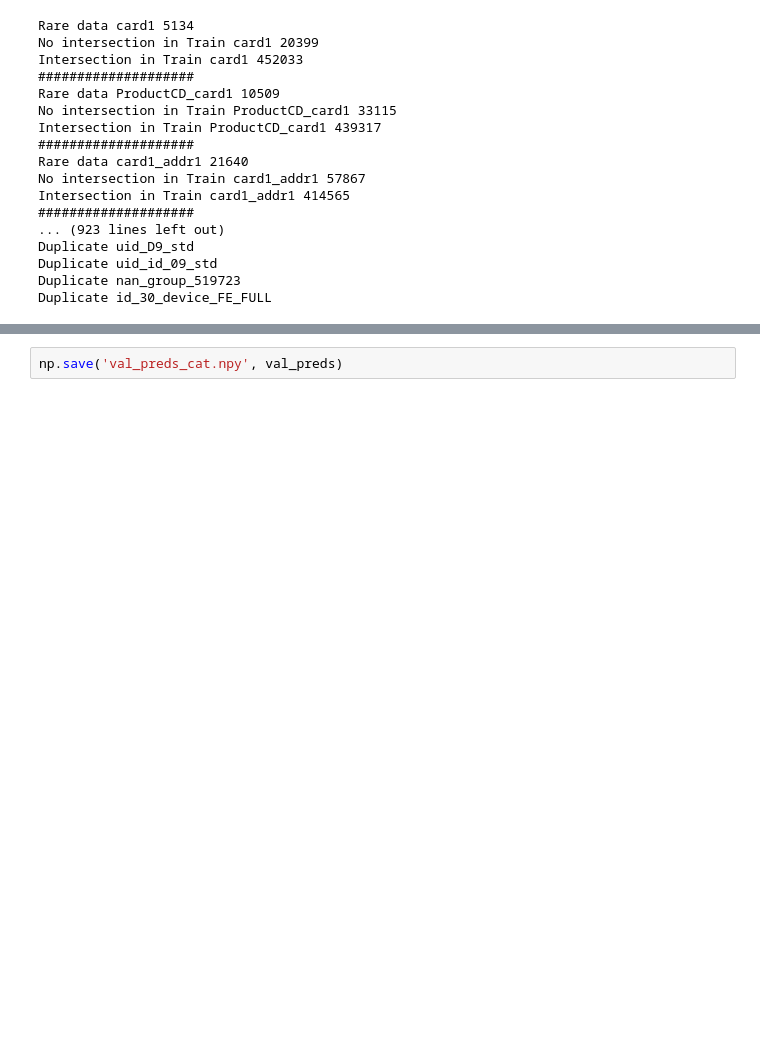
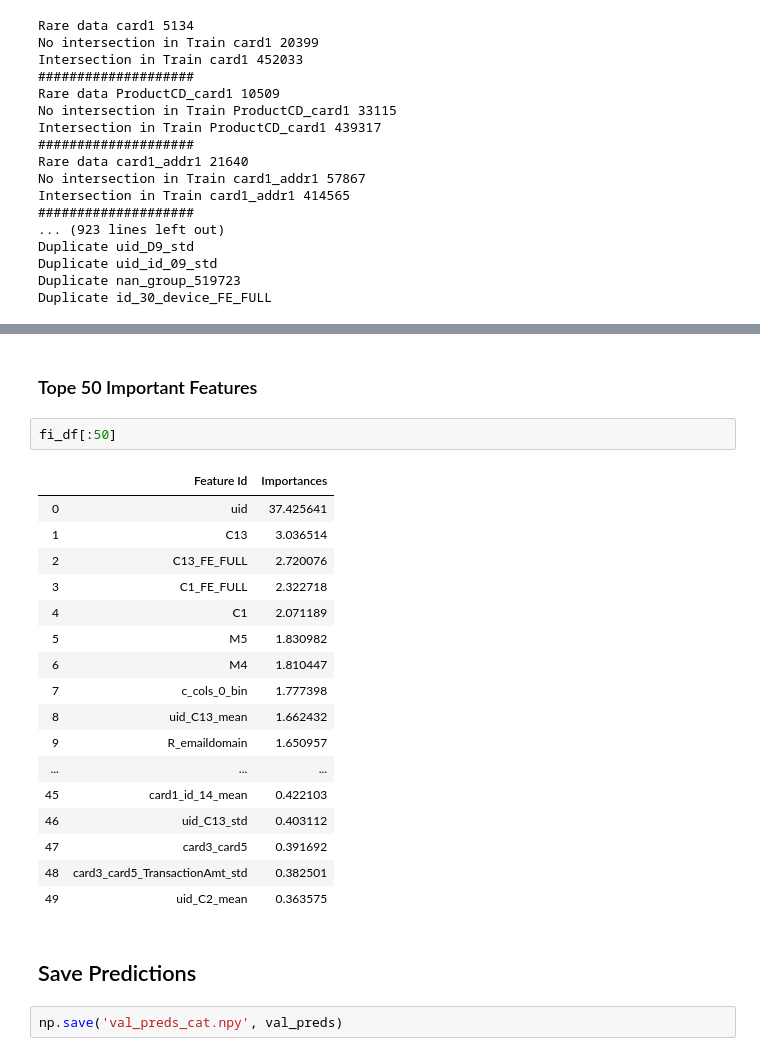
Before and after one commit to bigalh94/IEEE-CIS-Fraud-Detection, a Jupyter notebook: notebooks/CATBOOST MODEL.ipynb, the cells around one changed output, grey strips where cells are left out. Drawn from its saved outputs; the diff is of its cells as text; blank space fills up the shorter version.

```diff
--- a/notebooks/CATBOOST MODEL.ipynb
+++ b/notebooks/CATBOOST MODEL.ipynb
@@ -118,3 +154,27 @@ feature_columns len after discard features: 536
+# %% [markdown]
+### Tope 50 Important Features
+# %%
+fi_df[:50]
+# %% [output]
+|  | Feature Id | Importances |
+| 0 | uid | 37.425641 |
+| 1 | C13 | 3.036514 |
+| 2 | C13_FE_FULL | 2.720076 |
+| 3 | C1_FE_FULL | 2.322718 |
+| 4 | C1 | 2.071189 |
+| 5 | M5 | 1.830982 |
+| 6 | M4 | 1.810447 |
+| 7 | c_cols_0_bin | 1.777398 |
+| 8 | uid_C13_mean | 1.662432 |
+| 9 | R_emaildomain | 1.650957 |
+| ... | ... | ... |
+| 45 | card1_id_14_mean | 0.422103 |
+| 46 | uid_C13_std | 0.403112 |
+| 47 | card3_card5 | 0.391692 |
+| 48 | card3_card5_TransactionAmt_std | 0.382501 |
+| 49 | uid_C2_mean | 0.363575 |
+# %% [markdown]
+## Save Predictions
 # %%
 np.save('val_preds_cat.npy', val_preds)
 # %%
```
Also changed, not shown: parts of 14 cells of this notebook, 14 other files.
